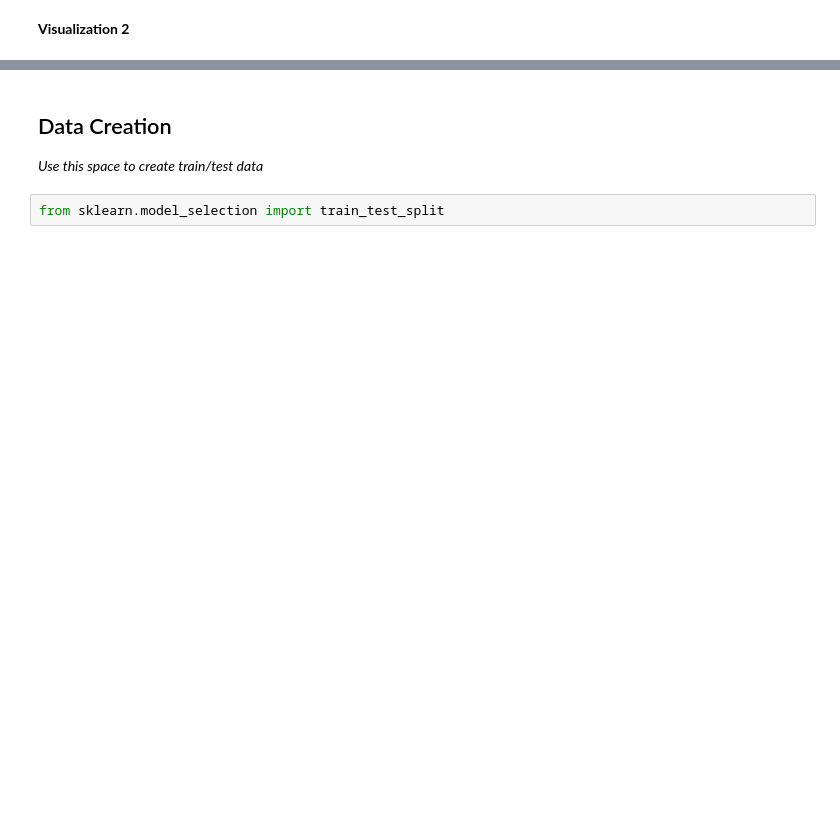
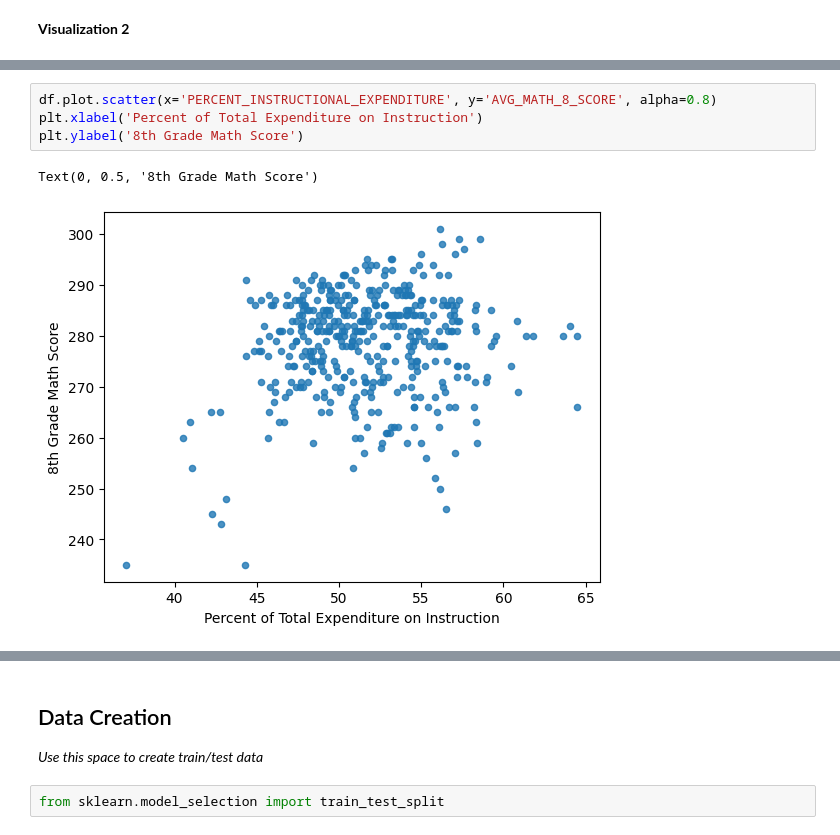
Before and after one commit to uma3iyer/msdt-tutorial, a Jupyter notebook: tutorial1/checkpoint1.ipynb, the cells around one changed output, grey strips where cells are left out. Cells and saved outputs as stored; diff of their text form; blank space fills up the shorter version.

```diff
--- a/tutorial1/checkpoint1.ipynb
+++ b/tutorial1/checkpoint1.ipynb
@@ -171,0 +180,7 @@ Investigate the relationship between your chosen response variable and at least
+# %%
+df.plot.scatter(x='PERCENT_INSTRUCTIONAL_EXPENDITURE', y='AVG_MATH_8_SCORE', alpha=0.8)
+plt.xlabel('Percent of Total Expenditure on Instruction')
+plt.ylabel('8th Grade Math Score')
+# %% [output]
+Text(0, 0.5, '8th Grade Math Score')
+[figure, added]
```
Also changed, not shown: parts of 23 cells of this notebook.
